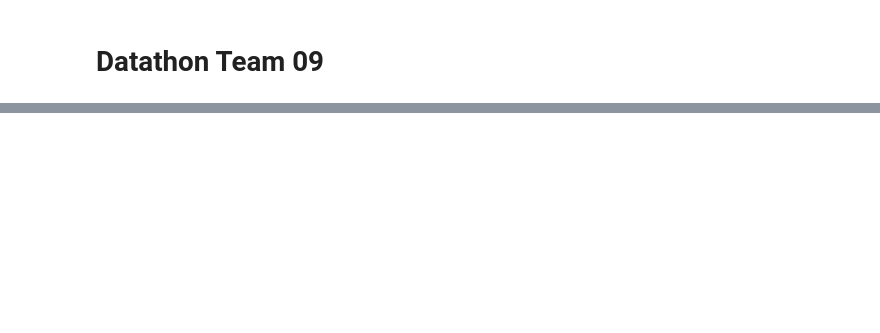
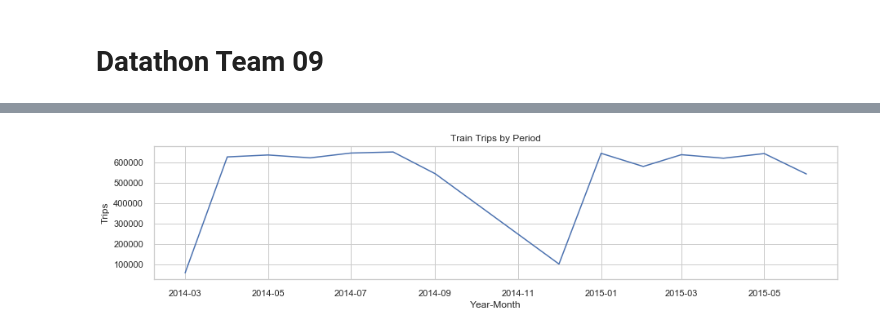
Before and after one commit to G0erman/DS4A_Datathon, a Jupyter notebook: DatathonTeam09.ipynb, the cells around one changed output, grey strips where cells are left out. Cells and saved outputs as stored; diff of their text form; code cells hidden in the pictures; blank space fills up the shorter version.

```diff
--- a/DatathonTeam09.ipynb
+++ b/DatathonTeam09.ipynb
@@ -100,0 +137,10 @@ Index(['pickup_datetime', 'dropoff_datetime', 'pickup_longitude',
+# %%
+fig, ax = plt.subplots(figsize=(15,3))
+mta_trips_df['datetime'] = pd.to_datetime(mta_trips_df['datetime'])
+mta_trips_df['YYYY_MM'] = mta_trips_df['datetime'].apply(lambda x: datetime.datetime.strptime(str(x.year) + '-' + str(x.month), "%Y-%m"))
+sns.lineplot(data=mta_trips_df.groupby('YYYY_MM')['YYYY_MM'].count(), ax=ax)
+plt.title('Train Trips by Period')
+plt.xlabel('Year-Month')
+plt.ylabel('Trips');
+# %% [output]
+[figure, added]
```
Also changed, not shown: parts of 21 cells of this notebook, 9 other files.
